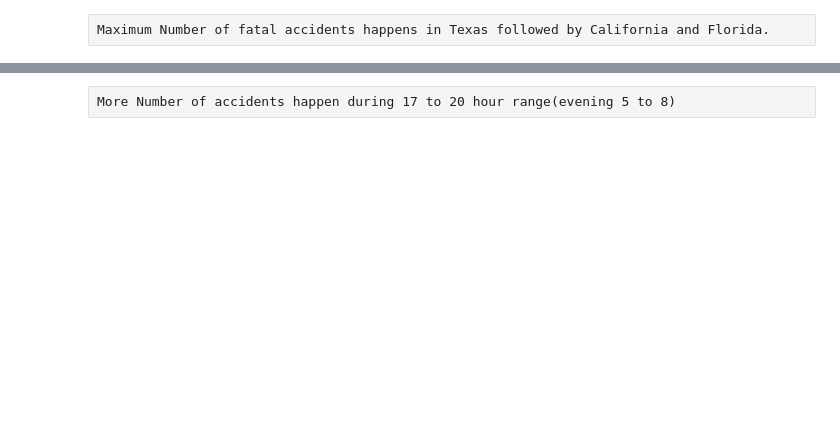
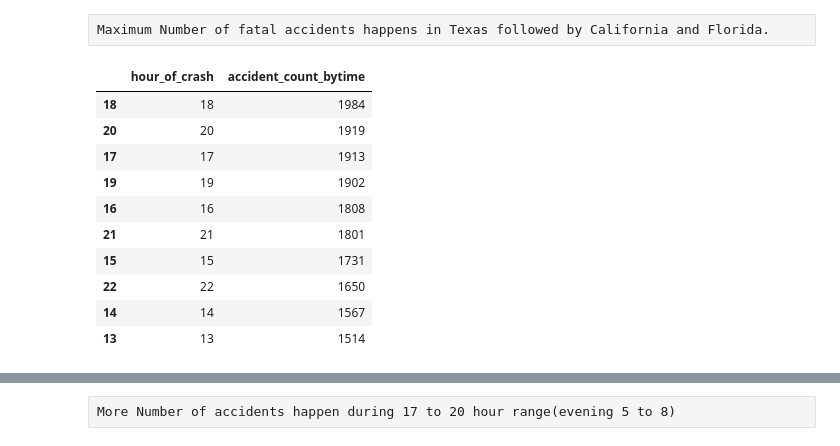
Before and after one commit to ecantu75/DataMining_Lab1, a Jupyter notebook: MSDS_7331_DataMining_Lab1.ipynb, the cells around one changed output, grey strips where cells are left out. Cells and saved outputs as stored; diff of their text form; code cells hidden in the pictures; blank space fills up the shorter version.

```diff
--- a/MSDS_7331_DataMining_Lab1.ipynb
+++ b/MSDS_7331_DataMining_Lab1.ipynb
@@ -75,11 +135,23 @@ Maximum Number of fatal accidents happens in Texas followed by California and Fl
 # %%
 #Hour of accidents
 acci_count_bytime=Accident_df.groupby(['hour_of_crash']).count().reset_index()
 acci_count_bytime
 acci_count_bytime.rename(columns={'Unnamed: 0': 'accident_count_bytime'}, inplace=True)
 acci_count_bytime_sorted = acci_count_bytime.sort_values('accident_count_bytime',ascending=False)
-acci_count_bytime_sorted = acci_count_bytime_sorted.filter(['accident_count_bytime'], axis=1)
+acci_count_bytime_sorted = acci_count_bytime_sorted.filter(['hour_of_crash','accident_count_bytime'], axis=1)
 acci_count_bytime_sorted.head(10)
+# %% [output]
+|  | hour_of_crash | accident_count_bytime |
+| 18 | 18 | 1984 |
+| 20 | 20 | 1919 |
+| 17 | 17 | 1913 |
+| 19 | 19 | 1902 |
+| 16 | 16 | 1808 |
+| 21 | 21 | 1801 |
+| 15 | 15 | 1731 |
+| 22 | 22 | 1650 |
+| 14 | 14 | 1567 |
+| 13 | 13 | 1514 |
 # %%
 #Hours of accidents
 acci_count_bytime_sorted = acci_count_bytime_sorted.loc[acci_count_bytime_sorted['hour_of_crash'] != 99]
```
Also changed, not shown: parts of 25 cells of this notebook.
